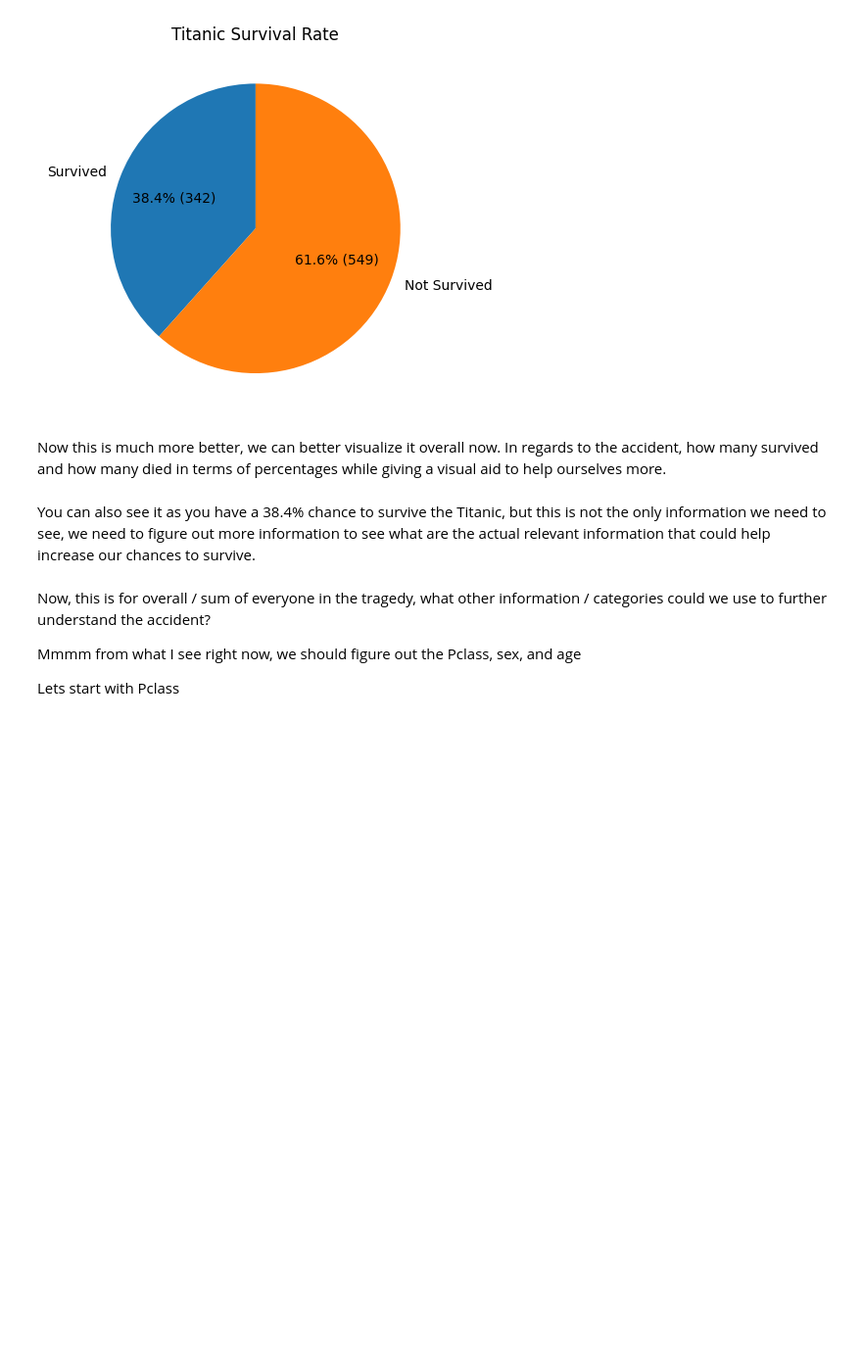
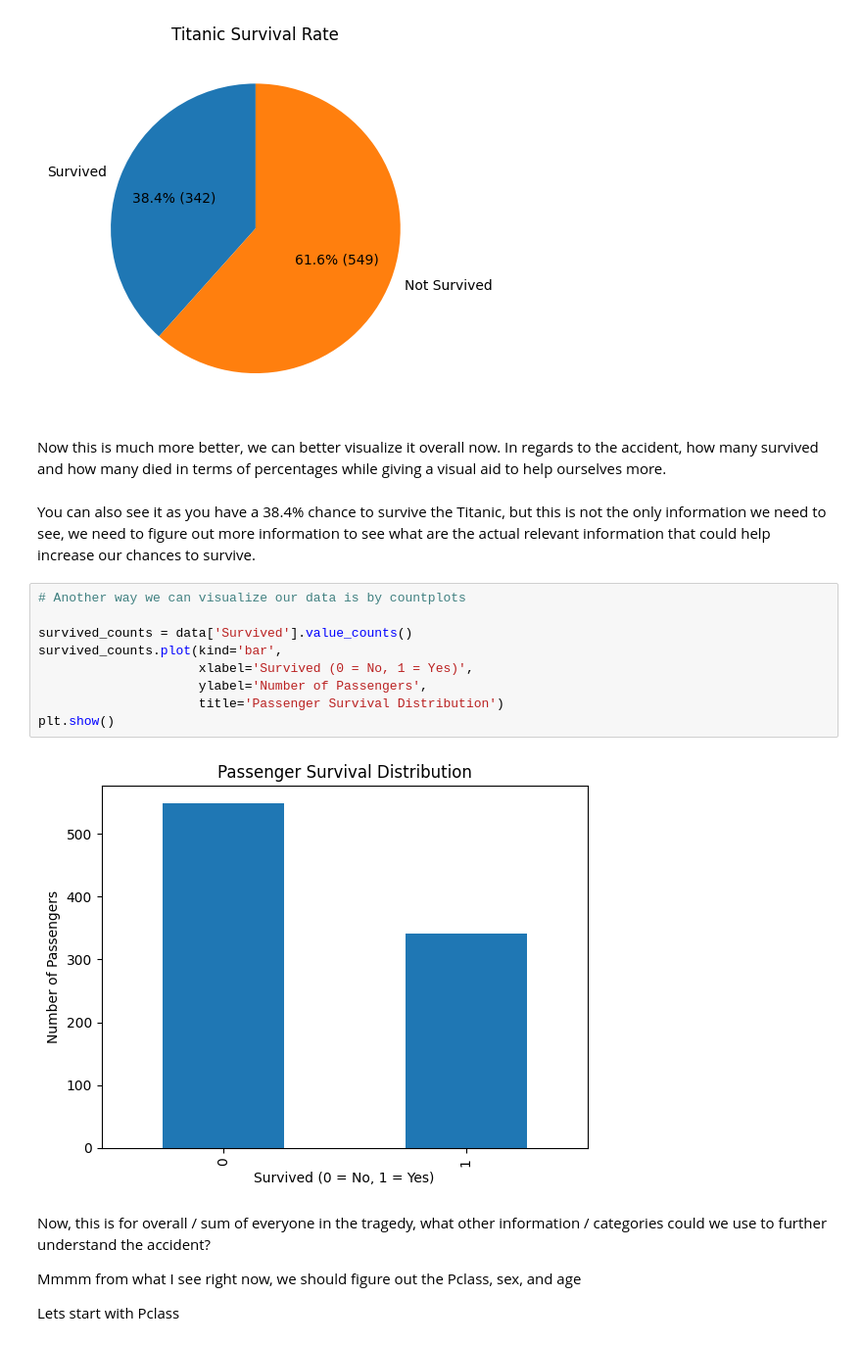
Before and after one commit to Ensues/Titanic-Survival-Prediction, a Jupyter notebook: Titanic_Survival_Prediction.ipynb, the cells around one changed output. Shown at 98% size. Drawn from its saved outputs; the diff is of its cells as text; blank space fills up the shorter version.

```diff
--- a/Titanic_Survival_Prediction.ipynb
+++ b/Titanic_Survival_Prediction.ipynb
@@ -89,6 +259,17 @@ plt.show()
 [figure]
 # %% [markdown]
 Now this is much more better, we can better visualize it overall now. In regards to the accident, how many survived and how many died in terms of percentages while giving a visual aid to help ourselves more. <br><br> You can also see it as you have a 38.4% chance to survive the Titanic, but this is not the only information we need to see, we need to figure out more information to see what are the actual relevant information that could help increase our chances to survive.
+# %%
+# Another way we can visualize our data is by countplots
+
+survived_counts = data['Survived'].value_counts()
+survived_counts.plot(kind='bar',
+                     xlabel='Survived (0 = No, 1 = Yes)',
+                     ylabel='Number of Passengers',
+                     title='Passenger Survival Distribution')
+plt.show()
+# %% [output]
+[figure, added]
 # %% [markdown]
 Now, this is for overall / sum of everyone in the tragedy, what other information / categories could we use to further understand the accident?
 
```
Also changed, not shown: parts of 60 cells of this notebook.
